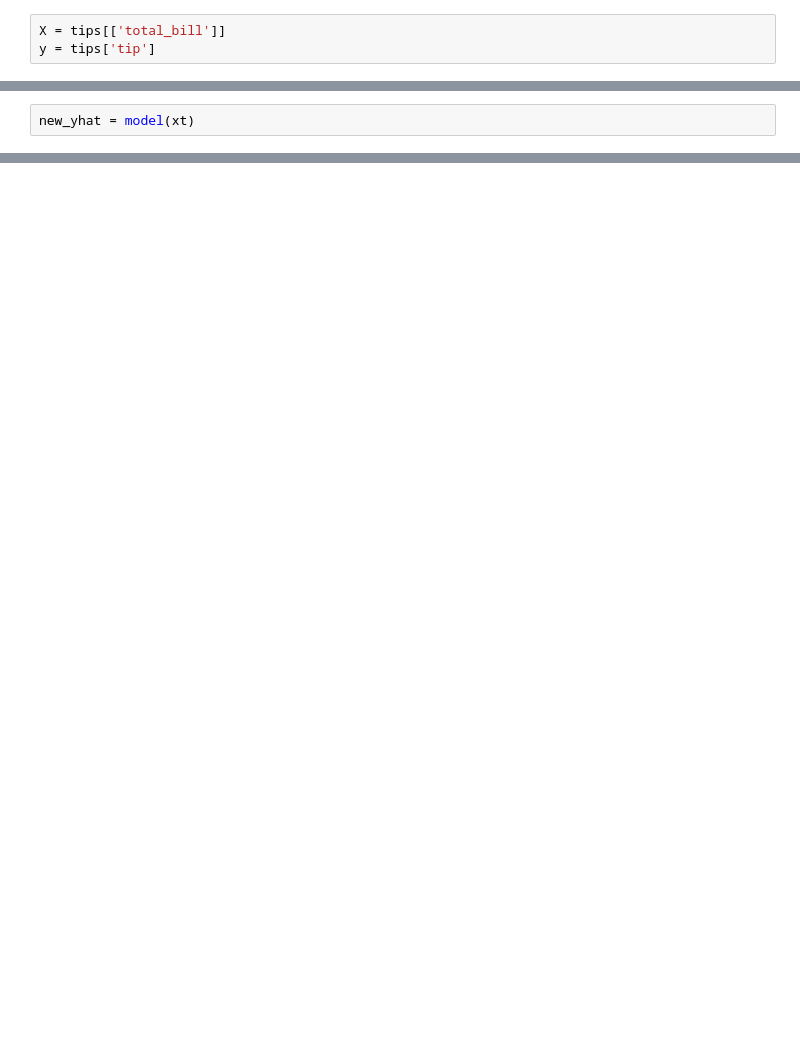
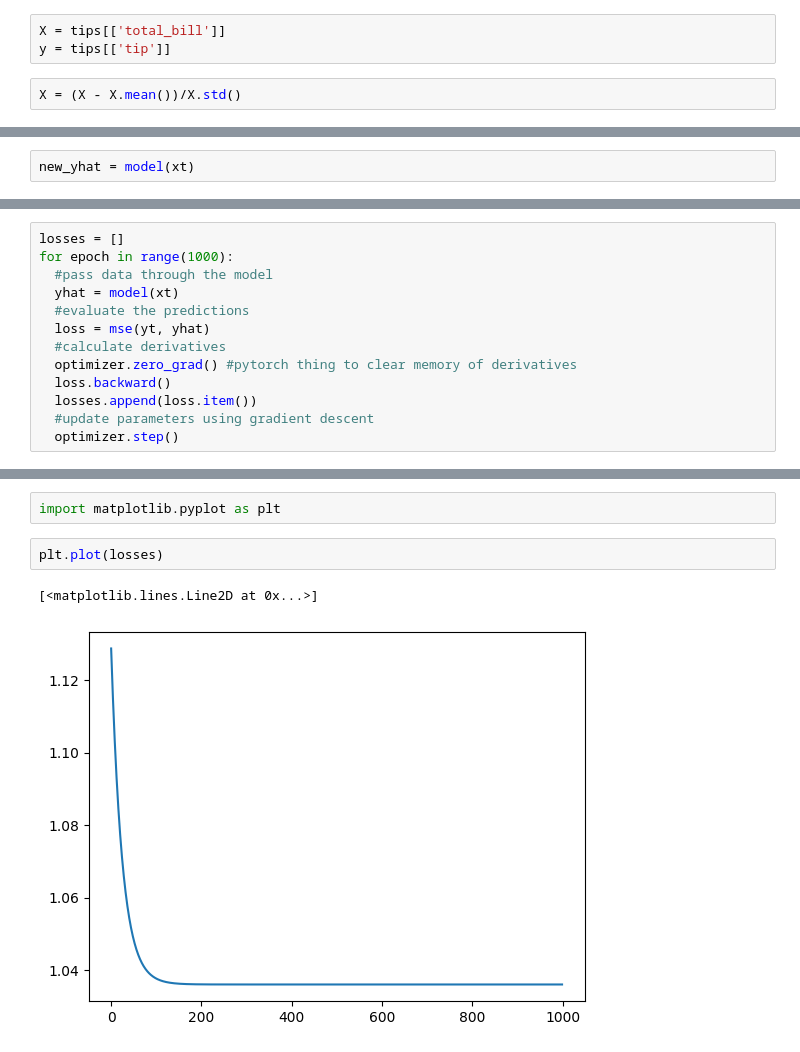
Before and after one commit to josepeon/calculus_parsons, a Jupyter notebook: neural_nets.ipynb, the cells around one changed output, grey strips where cells are left out. Drawn from its saved outputs; the diff is of its cells as text; blank space fills up the shorter version.

```diff
--- a/neural_nets.ipynb
+++ b/neural_nets.ipynb
@@ -18,7 +18,9 @@ tips.head()
 | 4 | 24.59 | 3.61 | Female | No | Sun | Dinner | 4 |
 # %%
 X = tips[['total_bill']]
-y = tips['tip']
+y = tips[['tip']]
+# %%
+X = (X - X.mean())/X.std()
 # %%
 model = nn.Linear(in_features = 1, out_features = 1)
 # %%
@@ -88,0 +91,13 @@ tensor(19064.0488, grad_fn=<MseLossBackward0>)
+# %%
+losses = []
+for epoch in range(1000):
+  #pass data through the model
+  yhat = model(xt)
+  #evaluate the predictions
+  loss = mse(yt, yhat)
+  #calculate derivatives
+  optimizer.zero_grad() #pytorch thing to clear memory of derivatives
+  loss.backward()
+  losses.append(loss.item())
+  #update parameters using gradient descent
+  optimizer.step()
@@ -90,0 +131,7 @@ losses = []
+# %%
+import matplotlib.pyplot as plt
+# %%
+plt.plot(losses)
+# %% [output]
+[<matplotlib.lines.Line2D at 0x...>]
+[figure, added]
```
Also changed, not shown: parts of 7 cells of this notebook.
